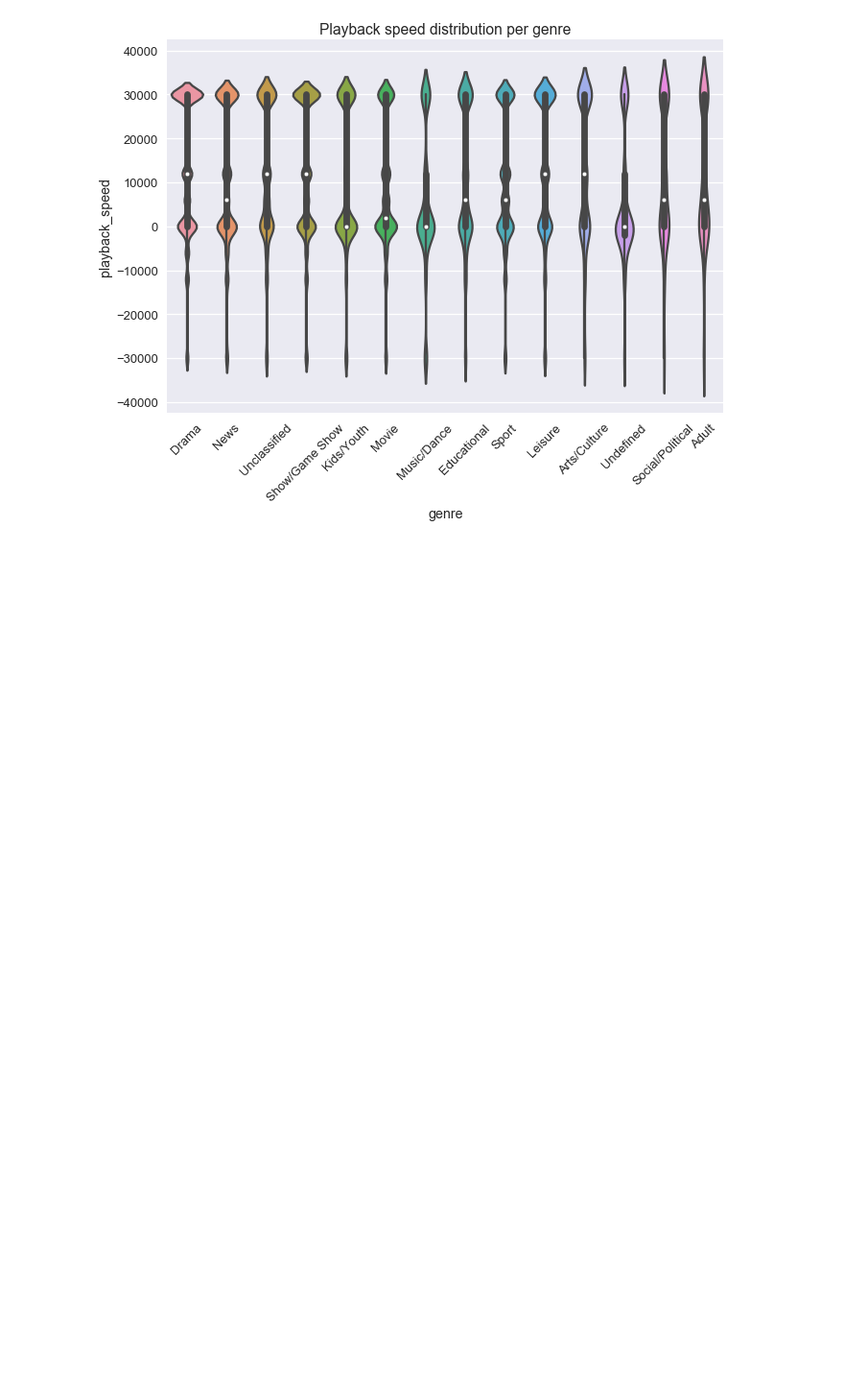
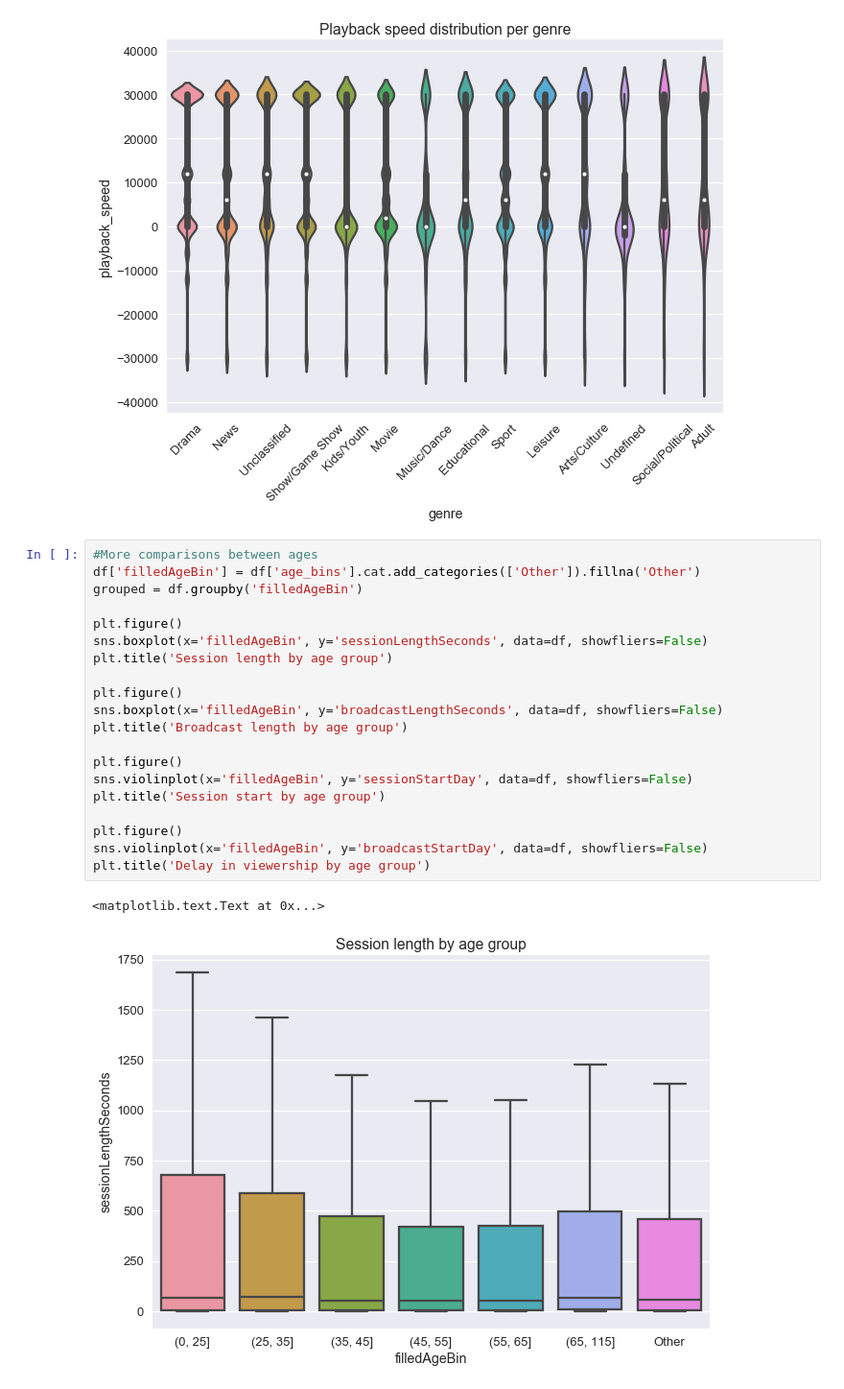
Before and after one commit to silviu-archive/Exercises, a Jupyter notebook: Exercise2/UserStory.ipynb, the cells around one changed output. Shown at 96% size. Cells and saved outputs as stored; diff of their text form; blank space fills up the shorter version.

```diff
--- a/Exercise2/UserStory.ipynb
+++ b/Exercise2/UserStory.ipynb
@@ -283,3 +283,26 @@ plt.xticks(rotation=45)
 (array([ 0,  1,  2,  3,  4,  5,  6,  7,  8,  9, 10, 11, 12, 13]),
  <a list of 14 Text xticklabel objects>)
 [figure]
+# %%
+#More comparisons between ages
+df['filledAgeBin'] = df['age_bins'].cat.add_categories(['Other']).fillna('Other')
+grouped = df.groupby('filledAgeBin')
+
+plt.figure()
+sns.boxplot(x='filledAgeBin', y='sessionLengthSeconds', data=df, showfliers=False)
+plt.title('Session length by age group')
+
+plt.figure()
+sns.boxplot(x='filledAgeBin', y='broadcastLengthSeconds', data=df, showfliers=False)
+plt.title('Broadcast length by age group')
+
+plt.figure()
+sns.violinplot(x='filledAgeBin', y='sessionStartDay', data=df, showfliers=False)
+plt.title('Session start by age group')
+
+plt.figure()
+sns.violinplot(x='filledAgeBin', y='broadcastStartDay', data=df, showfliers=False)
+plt.title('Delay in viewership by age group')
+# %% [output]
+<matplotlib.text.Text at 0x...>
+[figure, added]
```
Also changed, not shown: parts of 2 cells of this notebook, 4 other files.
